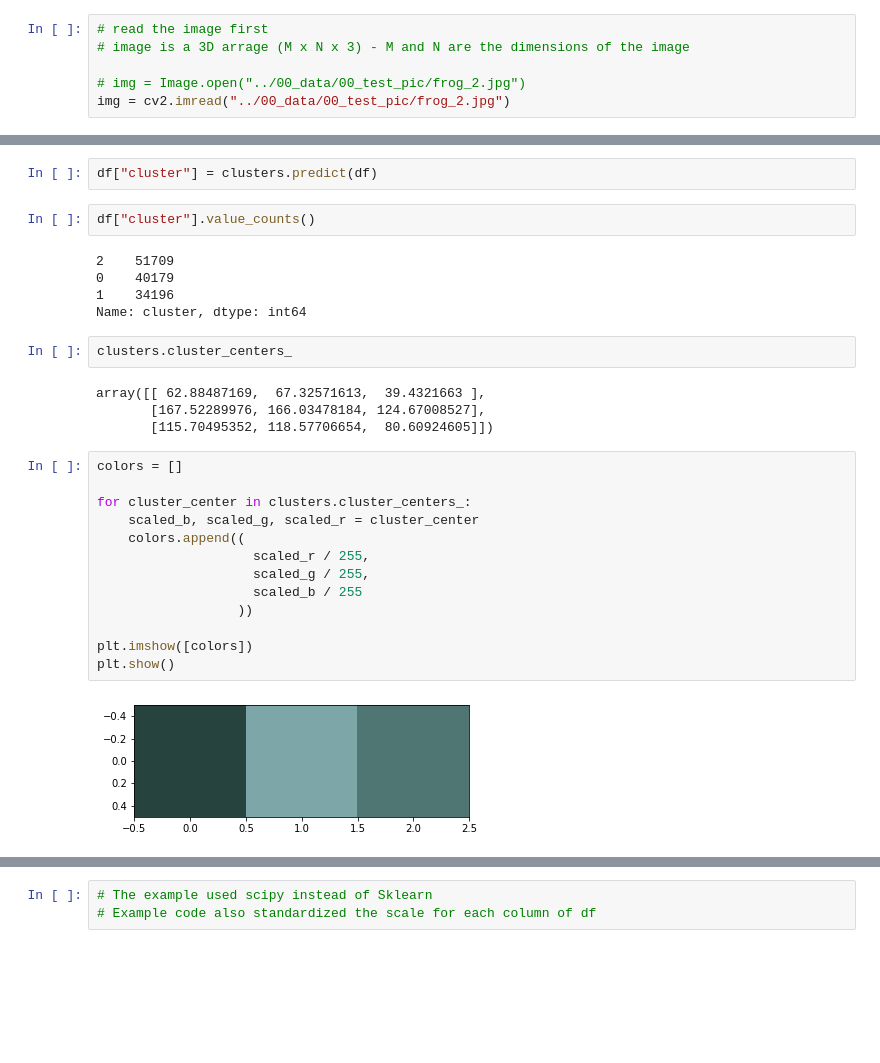
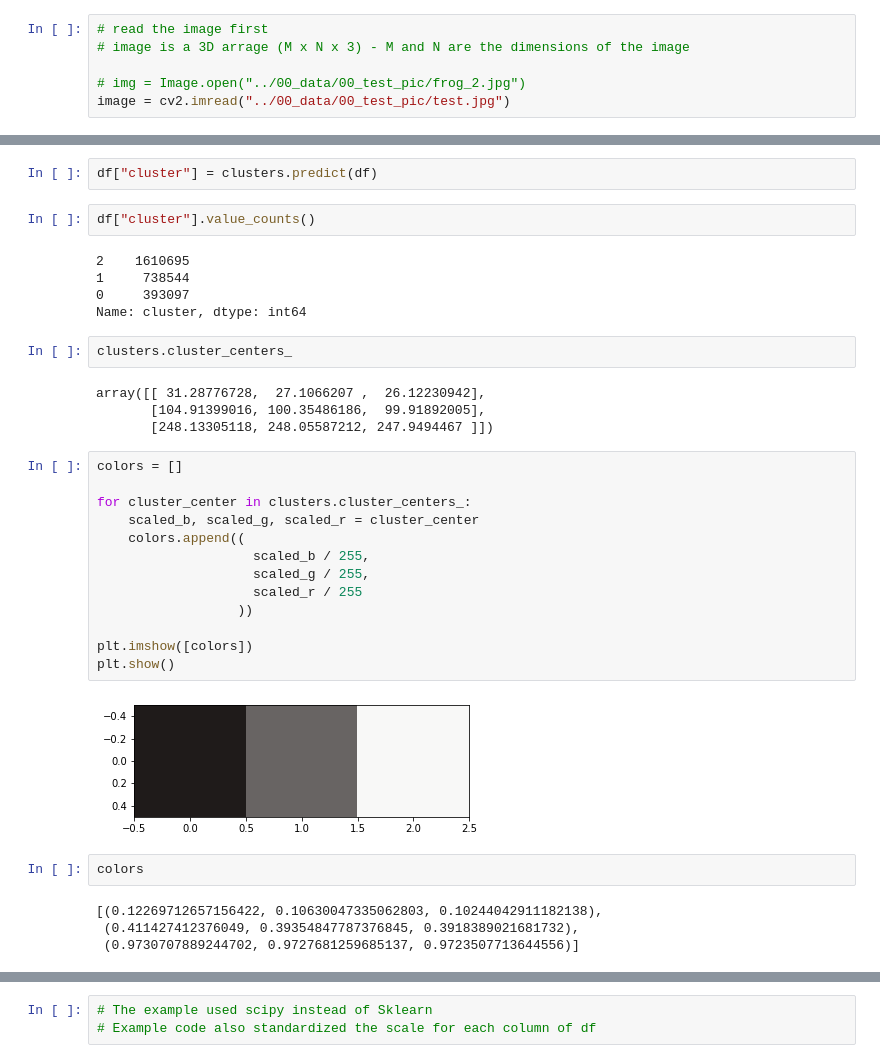
Before and after one commit to Magierteppich/color_mix_match, a Jupyter notebook: 01_notebook/01_dominant_color.ipynb, the cells around one changed output, grey strips where cells are left out. Drawn from its saved outputs; the diff is of its cells as text; blank space fills up the shorter version.

Commit message:
adding dominant color and colorfulness calculation

```diff
--- a/01_notebook/01_dominant_color.ipynb
+++ b/01_notebook/01_dominant_color.ipynb
@@ -19,4 +21,4 @@ import cv2
 # image is a 3D arrage (M x N x 3) - M and N are the dimensions of the image
 
 # img = Image.open("../00_data/00_test_pic/frog_2.jpg")
-img = cv2.imread("../00_data/00_test_pic/frog_2.jpg")
+image = cv2.imread("../00_data/00_test_pic/test.jpg")
@@ -71,28 +69,34 @@ df["cluster"] = clusters.predict(df)
 # %%
 df["cluster"].value_counts()
 # %% [output]
-2    51709
-0    40179
-1    34196
+2    1610695
+1     738544
+0     393097
 Name: cluster, dtype: int64
 # %%
 clusters.cluster_centers_
 # %% [output]
-array([[ 62.88487169,  67.32571613,  39.4321663 ],
-       [167.52289976, 166.03478184, 124.67008527],
-       [115.70495352, 118.57706654,  80.60924605]])
+array([[ 31.28776728,  27.1066207 ,  26.12230942],
+       [104.91399016, 100.35486186,  99.91892005],
+       [248.13305118, 248.05587212, 247.9494467 ]])
 # %%
 colors = []
 
 for cluster_center in clusters.cluster_centers_:
     scaled_b, scaled_g, scaled_r = cluster_center
     colors.append((
-                    scaled_r / 255,
+                    scaled_b / 255,
                     scaled_g / 255,
-                    scaled_b / 255
+                    scaled_r / 255
                   ))
 
 plt.imshow([colors])
 plt.show()
 # %% [output]
-[figure, old version]
+[figure, new version]
+# %%
+colors
+# %% [output]
+[(0.12269712657156422, 0.10630047335062803, 0.10244042911182138),
+ (0.411427412376049, 0.39354847787376845, 0.3918389021681732),
+ (0.9730707889244702, 0.9727681259685137, 0.9723507713644556)]
```
Also changed, not shown: parts of 18 cells of this notebook, 13 other files.
